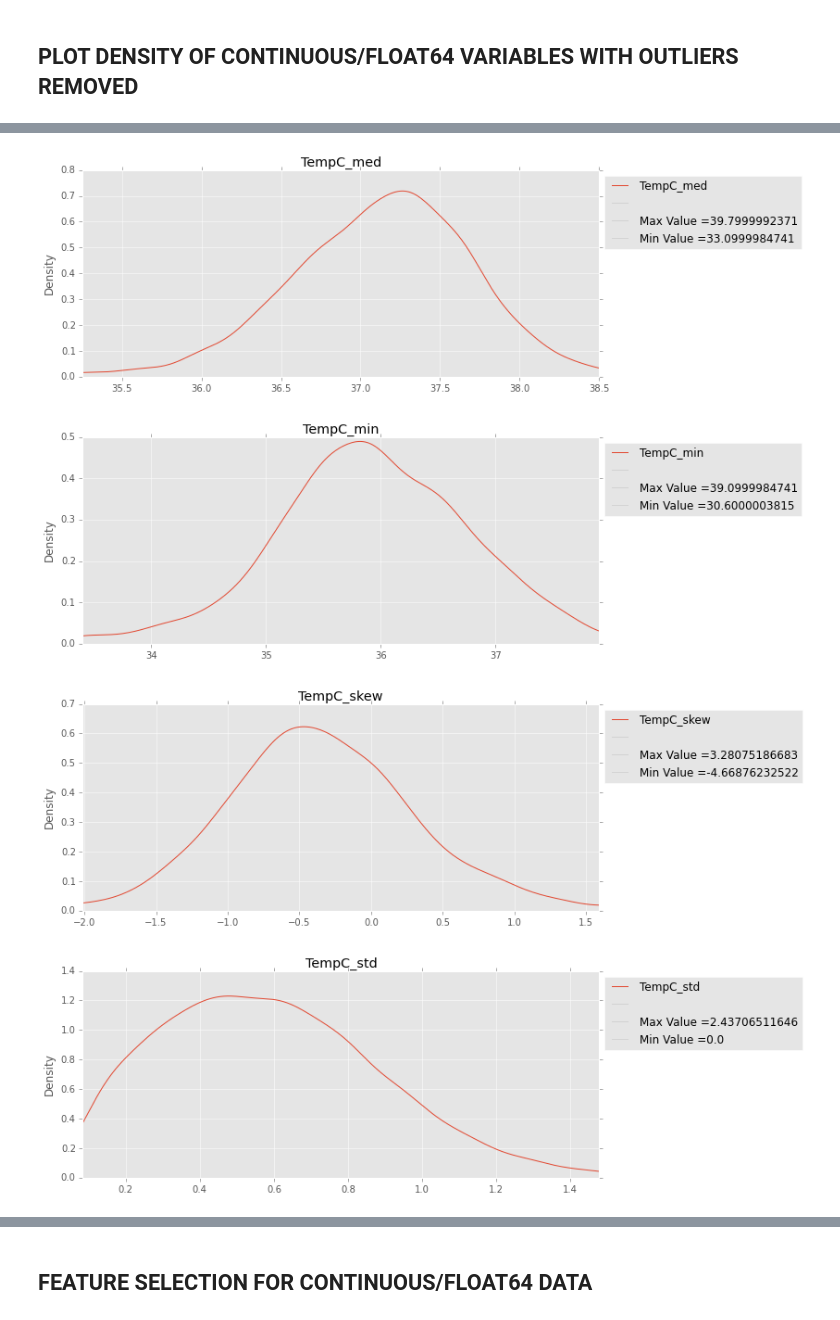
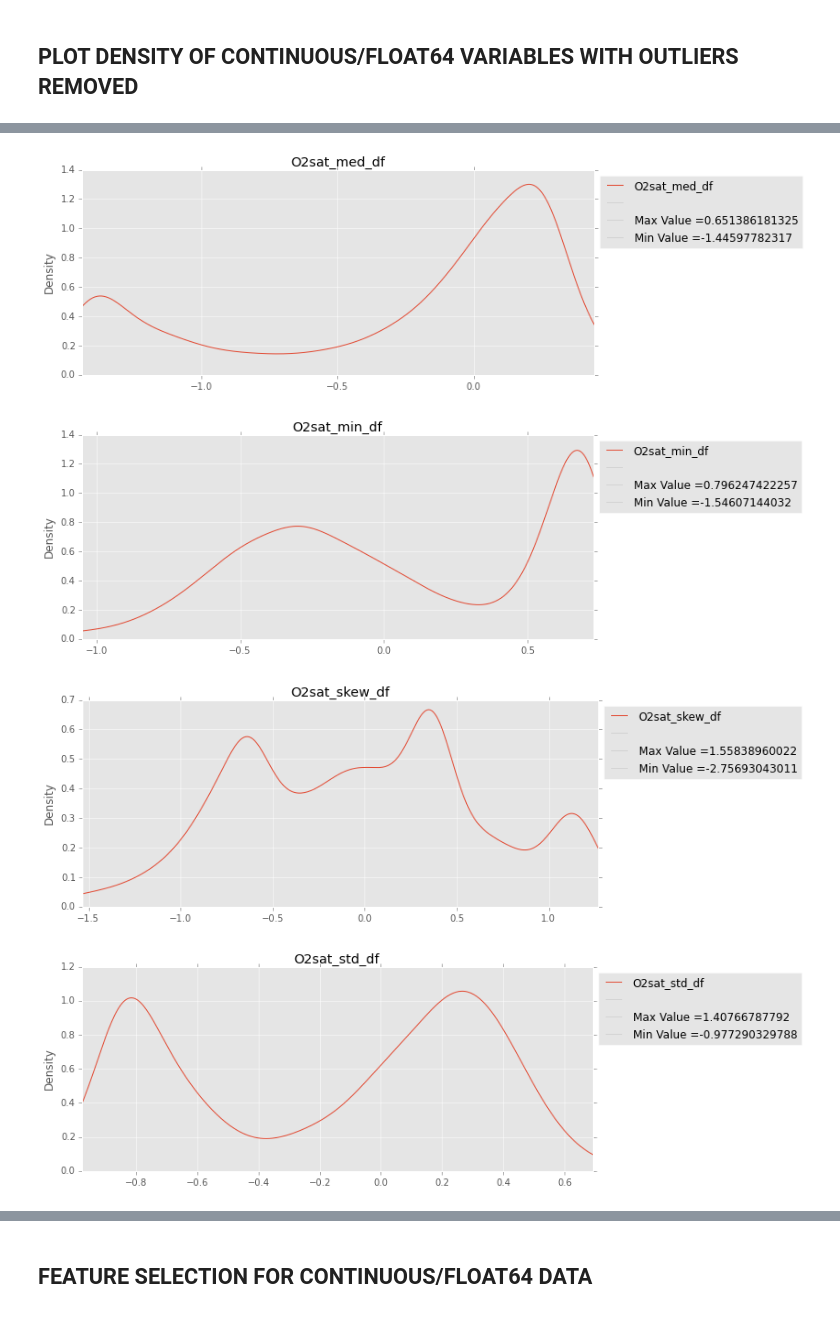
Before and after one commit to RJBeetel3/mimic3_analysis, a Jupyter notebook: ICU_MORTALITY_FIRST24.ipynb, the cells around one changed output, grey strips where cells are left out. Cells and saved outputs as stored; diff of their text form; code cells hidden in the pictures.

```diff
--- a/ICU_MORTALITY_FIRST24.ipynb
+++ b/ICU_MORTALITY_FIRST24.ipynb
@@ -319,0 +329,8 @@ pH  = 11032
+# %%
+# SCALING DATA USING ROBUST_SCALE TO ACCOUNT FOR OUTLIERS
+for frame in cont_dict.keys():
+    cont_dict[frame].iloc[:,2:] = preprocessing.robust_scale(cont_dict[frame].iloc[:,2:],
+                                                axis = 0, with_centering=True, with_scaling=True,
+                                                quantile_range=(25.0, 75.0), copy=True)
+
+print "complete"
@@ -320,45 +339,50 @@ pH  = 11032
 # %%
+## FILTERING OUT EXTREME OUTLIERS FROM CONTINUOUS/FLOAT64 DATA BLOCKS
+
+
 suffix = '_outliers'
 
 
 # ITERATE THROUGH DATAFRAMES IN cont_dict
 # DOING ONE LOOP FOR DEVELOPMENT
-for key in cont_dict.keys():
+for frame in cont_dict.keys():
+    for feature in cont_dict[frame].columns[2:]:
+        feature_index = cont_dict[frame].columns.get_loc(feature)
+        to_nan = []
 
+        names_dict = {}
 
-    names_dict = {}
-    for feature in cont_dict[key].columns[2:]:
         # TODO: Calculate Q1 (25th percentile of the data) for the given feature
-        Q1 = np.percentile(cont_dict[key][feature], 25)
+        Q1 = np.percentile(cont_data.loc[:,feature].dropna(), 25)
         # TODO: Calculate Q3 (75th percentile of the data) for the given feature
-        Q3 = np.percentile(cont_dict[key][feature], 75)
+        Q3 = np.percentile(cont_data.loc[:,feature].dropna(), 75)
         # TODO: Use the interquartile range to calculate an outlier step (1.5 times the interquartile range)
         # BECAUSE DATA IS NOT NORMAL EXPLORING DIFFERENT RANGE FACTORS
-        step = 5*(Q3 - Q1)
+        step = 1.5*(Q3 - Q1)
 
         # Display the outliers
         # print "Data points considered outliers for the feature '{}':".format(feature)
         # display(data2[~((data2[feature] >= Q1 - step) & (data2[feature] <= Q3 + step))])
-        names_dict[feature+suffix] = cont_dict[key][~((cont_dict[key][feature] >= Q1 - step) &
-                                                      (cont_dict[key][feature] <= Q3 + step))].index
-    # OPTIONAL: Select the indices for data points you wish to remove
+        names_dict[feature+suffix] = cont_dict[frame][~((cont_dict[frame][feature] >= Q1 - step) &
+                                                        (cont_dict[frame][feature] <= Q3 + step))].index
+
 
 
     all_outliers = []
     for feature in names_dict.keys():
         all_outliers.extend(names_dict[feature])
-    print "the total outlier indices for {} = {}".format(key, len(all_outliers))
+    print "the total outlier indices = {}".format(len(all_outliers))
     indices, counts = np.unique(all_outliers, return_counts = True)
     outlier_dict = {'counts': counts,
                     'indices': indices
                    }
     outlier_df = pd.DataFrame(outlier_dict)
 
-    outliers  = list(outlier_df[outlier_df.counts >= 1].indices.values)
-    #print "the following data points have >2 outlying feature and will be removed: \n{}".format(outliers)
+    outliers  = list(outlier_df[outlier_df.counts >= 2].indices.values)
+    print "the following data points have >=2 outlying feature and will be removed: \n{}".format(outliers)
     # Remove the outliers, if any were specified
 
 
-
-    cont_dict[key] = cont_dict[key].drop(cont_dict[key].index[outliers]).reset_index(drop = True)
+    cont_dict[frame] = cont_dict[frame].drop(cont_dict[frame].index[outliers]).reset_index(drop = True)
+    print "{}   {}".format(frame, cont_dict[frame].shape[0])
 # %% [output]
@@ -392,6 +408,7 @@ display(cont_dict[key].describe())
 # %% [markdown]
 ## PLOT DENSITY OF CONTINUOUS/FLOAT64 VARIABLES WITH OUTLIERS REMOVED
 # %%
+key = cont_dict.keys()[2]
 for col in cont_dict[key].columns[2:]:
     plt.subplots(figsize=(10,4))
     cont_dict[key][col].plot.kde()
@@ -414,4 +431,4 @@ for col in cont_dict[key].columns[2:]:
-[figure, old version]
+[figure, new version]
-[figure, old version]
+[figure, new version]
-[figure, old version]
+[figure, new version]
-[figure, old version]
+[figure, new version]
```
Also changed, not shown: parts of 73 cells of this notebook, 2 other files.
